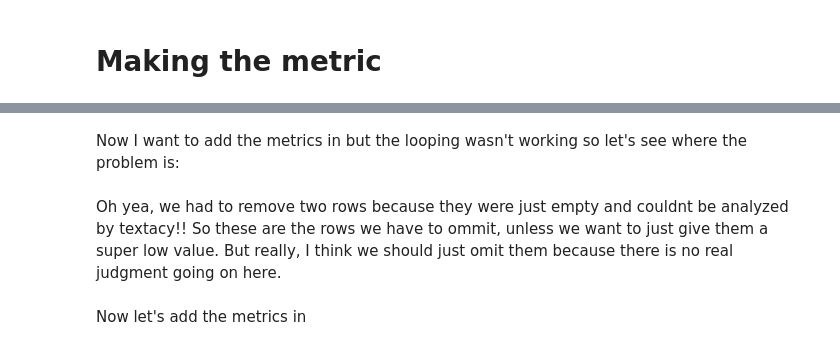
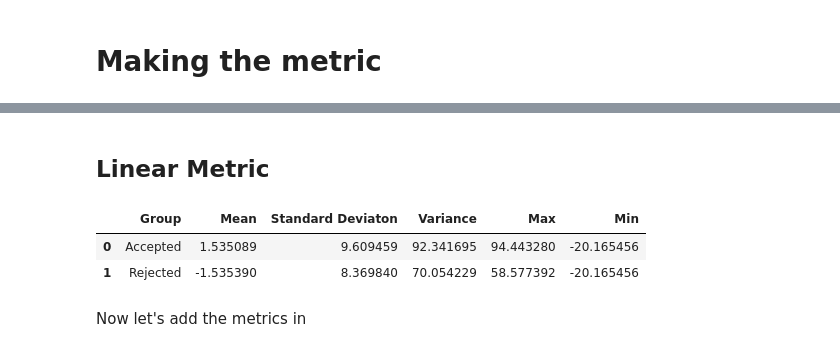
Before and after one commit to CEBangu/Ultra_Feedback, a Jupyter notebook: UF_combo_analysis.ipynb, the cells around one changed output, grey strips where cells are left out. Cells and saved outputs as stored; diff of their text form; code cells hidden in the pictures.

```diff
--- a/UF_combo_analysis.ipynb
+++ b/UF_combo_analysis.ipynb
@@ -300,0 +323,2 @@ df_all.loc[:, 'linear_metric'] = df_all.loc[:, relevant_z_scores].sum(axis=1)
+# %% [markdown]
+## Linear Metric
@@ -301,18 +330,20 @@ df_all.loc[:, 'linear_metric'] = df_all.loc[:, relevant_z_scores].sum(axis=1)
 # %%
 chosen_subset = df_all[df_all['chosen'] == 1]
 rejected_subset = df_all[df_all['chosen'] == 0]
 
-chosen_response_metric_pairs = pd.DataFrame({'response': chosen_subset.loc[:, 'response'], 'score': chosen_subset.loc[:, 'linear_metric']}).reset_index(drop=True)
-rejected_response_metric_pairs = pd.DataFrame({'response': rejected_subset.loc[:, 'response'], 'score': rejected_subset.loc[:, 'linear_metric']}).reset_index(drop=True)
+Linear_chosen_response_metric_pairs = pd.DataFrame({'response': chosen_subset.loc[:, 'response'], 'score': chosen_subset.loc[:, 'linear_metric']}).reset_index(drop=True)
+Linear_rejected_response_metric_pairs = pd.DataFrame({'response': rejected_subset.loc[:, 'response'], 'score': rejected_subset.loc[:, 'linear_metric']}).reset_index(drop=True)
 
 #Let's check out the stats on the metric real quick:
-metric_distribution = pd.DataFrame({'Group': ['Accepted', 'Rejected'],
-                        'Mean' : [chosen_response_metric_pairs['score'].mean(), rejected_response_metric_pairs['score'].mean()],
-                        'Standard Deviaton': [np.std(chosen_response_metric_pairs['score']), np.std(rejected_response_metric_pairs['score'])],
-                        'Variance': [np.var(chosen_response_metric_pairs['score']), np.var(rejected_response_metric_pairs['score'])],
-                        'Max': [chosen_response_metric_pairs['score'].max(), rejected_response_metric_pairs['score'].max()],
-                        'Min': [chosen_response_metric_pairs['score'].min(), rejected_response_metric_pairs['score'].min()]})
+Linear_metric_distribution = pd.DataFrame({'Group': ['Accepted', 'Rejected'],
+                        'Mean' : [Linear_chosen_response_metric_pairs['score'].mean(), Linear_rejected_response_metric_pairs['score'].mean()],
+                        'Standard Deviaton': [np.std(Linear_chosen_response_metric_pairs['score']), np.std(Linear_rejected_response_metric_pairs['score'])],
+                        'Variance': [np.var(Linear_chosen_response_metric_pairs['score']), np.var(Linear_rejected_response_metric_pairs['score'])],
+                        'Max': [Linear_chosen_response_metric_pairs['score'].max(), Linear_rejected_response_metric_pairs['score'].max()],
+                        'Min': [Linear_chosen_response_metric_pairs['score'].min(), Linear_rejected_response_metric_pairs['score'].min()]})
 
-metric_distribution
+Linear_metric_distribution
+# %% [output]
+|  | Group | Mean | Standard Deviaton | Variance | Max | Min |
+| 0 | Accepted | 1.535089 | 9.609459 | 92.341695 | 94.443280 | -20.165456 |
+| 1 | Rejected | -1.535390 | 8.369840 | 70.054229 | 58.577392 | -20.165456 |
-# %% [markdown]
-Now I want to add the metrics in but the looping wasn't working so let's see where the problem is:
@@ -331,2 +349,0 @@ for i in range(len(df_clean)):
-# %% [markdown]
-Oh yea, we had to remove two rows because they were just empty and couldnt be analyzed by textacy!! So these are the rows we have to ommit, unless we want to just give them a super low value. But really, I think we should just omit them because there is no real judgment going on here.
```
Also changed, not shown: parts of 32 cells of this notebook, 4 other files.
